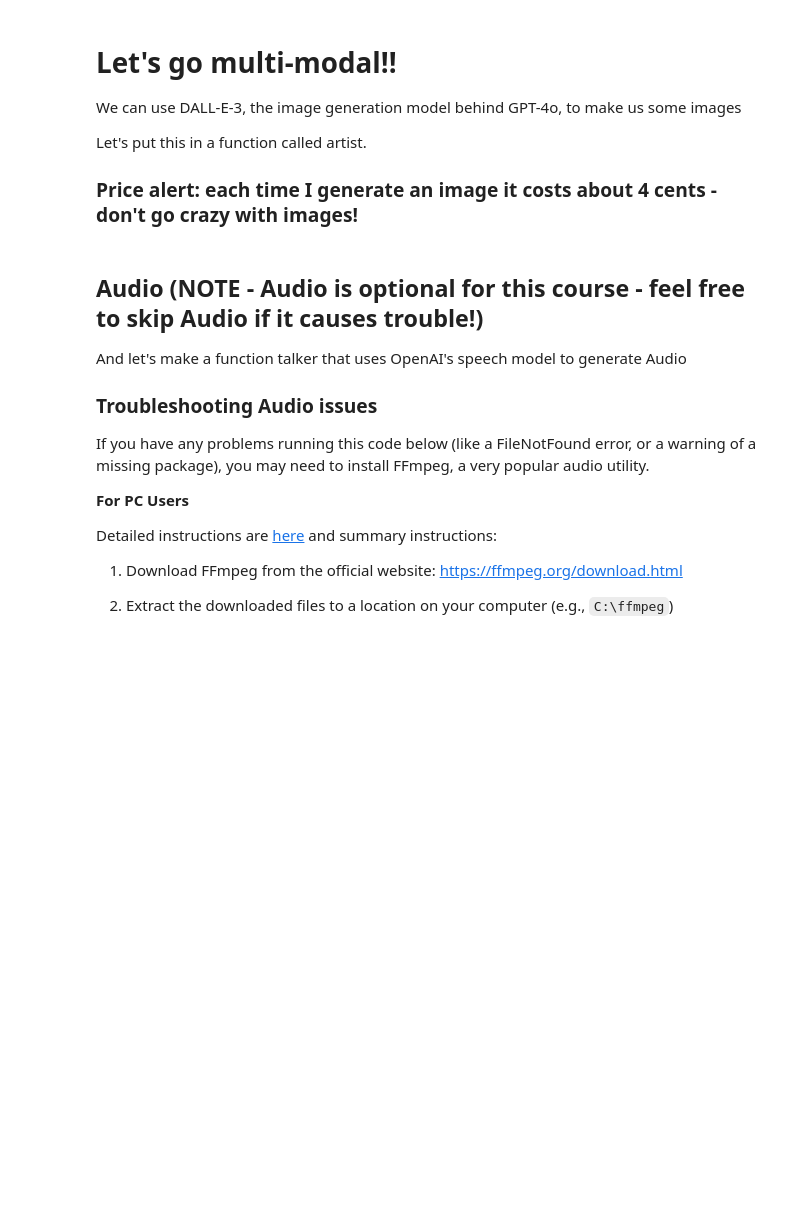
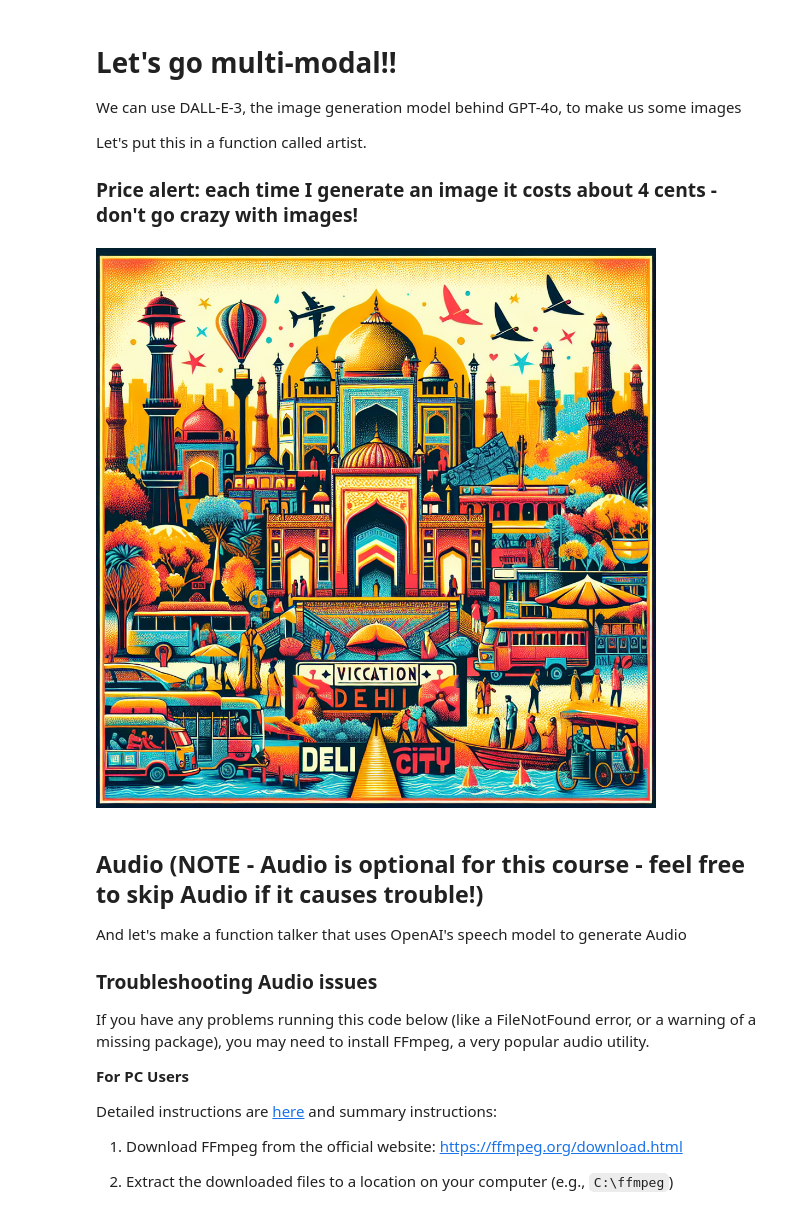
Before and after one commit to hariprohandler/llm-engineering, a Jupyter notebook: week2/day5.ipynb, the cells around one changed output. Cells and saved outputs as stored; diff of their text form; code cells hidden in the pictures; blank space fills up the shorter version.

```diff
--- a/week2/day5.ipynb
+++ b/week2/day5.ipynb
@@ -143,8 +157,10 @@ def artist(city):
     image_data = base64.b64decode(image_base64)
     return Image.open(BytesIO(image_data))
 # %%
-image = artist("New York City")
+image = artist("delhi City")
 display(image)
+# %% [output]
+[figure, added]
 # %% [markdown]
 ## Audio (NOTE - Audio is optional for this course - feel free to skip Audio if it causes trouble!)
 
```
Also changed, not shown: parts of 6 cells of this notebook, 1 other file.
